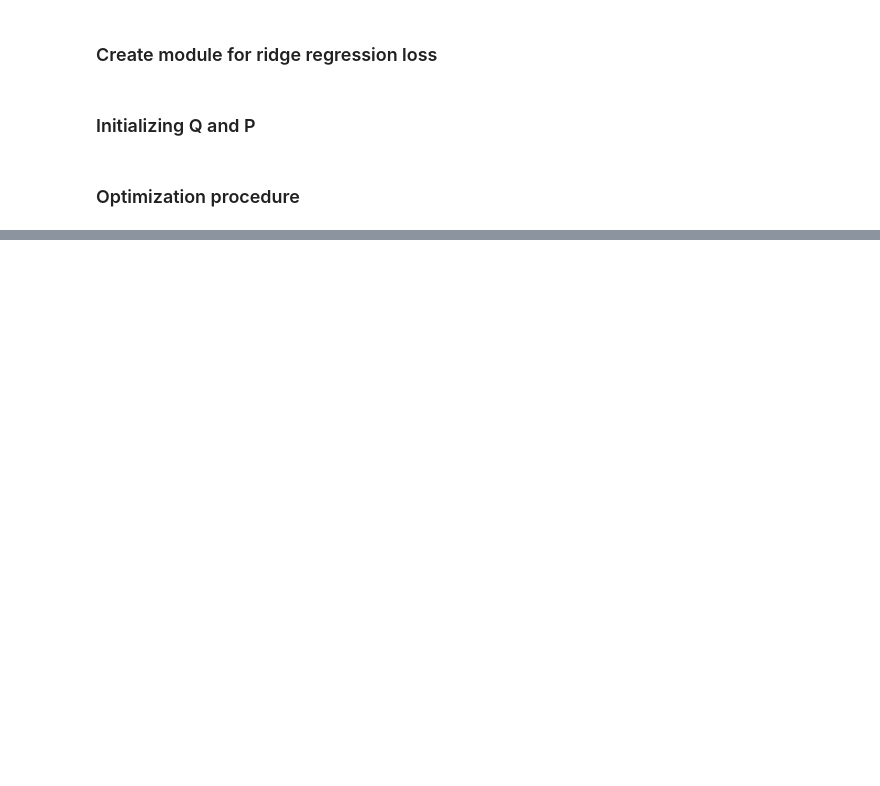
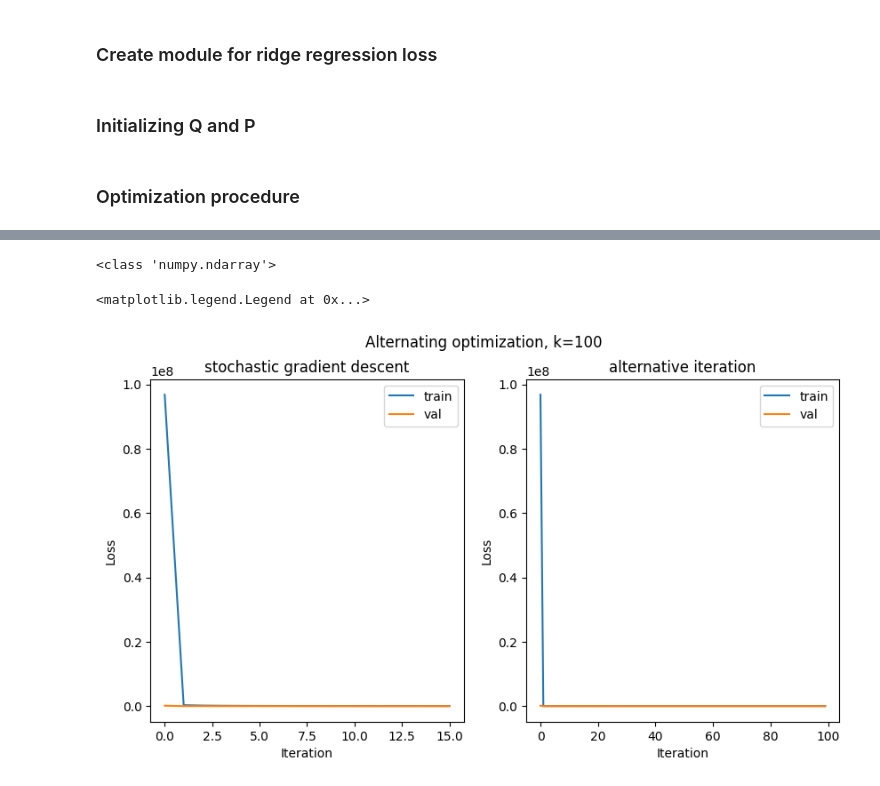
Before and after one commit to Ryoto-Kato/MachineLearning_DeepLearning-fundamentals, a Jupyter notebook: ML-Exercise/Dimensionality_Reduction.ipynb, the cells around one changed output, grey strips where cells are left out. Cells and saved outputs as stored; diff of their text form; code cells hidden in the pictures; blank space fills up the shorter version.

```diff
--- a/ML-Exercise/Dimensionality_Reduction.ipynb
+++ b/ML-Exercise/Dimensionality_Reduction.ipynb
@@ -1309,6 +1385,7 @@ for it in range(max_steps):
     if bef != -1:
         times.append(time.time()-bef)
     bef = time.time()
+
 
     # Evaluation
     # Matrix factorization model evaluation
@@ -1340,9 +1417,7 @@ for it in range(max_steps):
             # report the number of iteration (steps)
             converged_after = it - patience * eval_every
             break
-
     print("Iteration {}, train_loss: {:.3f}, validation_loss {:.3f}".format(it, train_loss, val_loss))
-
     # Learning
     # Optimization step
 
@@ -1367,7 +1442,7 @@ for it in range(max_steps):
             P[:, i] += lr * (e * Q[u, :] - reg_lambda * P[:, i])
 
     # alternating optimization
-    else:
+    elif optimizer == 'alt':
         # fix Q and update P
         for rating_idx in range(train_R.shape[1]):
             # Obtain user u lists in rating_idx which are having non-zero value
@@ -1382,7 +1457,7 @@ for it in range(max_steps):
 
         # fix P and update Q
         for user_idx in range(train_R.shape[0]):
-            # Obtain item i lists in user_idx which are having non-zer value
+            # Obtain item i lists in user_idx which are having non-zero value
             # e,g, [100. 200, ,,, 300]
             # e.g, [user_idx, 100], [user_idx, 200], ...
             _rating_idx = rows[user_idx]
@@ -1391,5 +1466,9 @@ for it in range(max_steps):
             # Y  -> np.squeeze(train_R[user_idx, _rating_idx])
             res = reg.fit(P[:, _rating_idx].T, np.squeeze(train_R[user_idx, _rating_idx].toarray()))
             Q[user_idx, :] = res.coef_
-print("Converged after {} iterations, on average {:.3f}s per iteration".format(converged_after, np.mean(times)))
+
+if max_steps - 1 != it:
+    print("Converged after {} iterations, on average {:.3f}s per iteration".format(converged_after, np.mean(times)))
+else:
+    print("{} iterations, not converged, on average {:.3f}s per iteration".format(it, np.mean(times)))
 # %% [output]
@@ -1557,0 +1698,26 @@ def latent_factor_alternating_optimization(R, non_zero_idx, k, val_idx, reg_lamb
+# %%
+print(type(train_loss_sgd))
+train_loss_sgd = np.array(train_loss_sgd)
+val_loss_sgd = np.array(val_loss_sgd)
+train_loss_als = np.array(train_loss_als)
+val_loss_als = np.array(val_loss_als)
+fig, ax = plt.subplots(1, 2, figsize = [10, 5])
+fig.suptitle("Alternating optimization, k=100")
+
+ax[0].plot(train_loss_sgd, label = 'train')
+ax[0].plot(val_loss_sgd, label = 'val')
+ax[0].set_title('stochastic gradient descent')
+ax[0].set_xlabel("Iteration")
+ax[0].set_ylabel("Loss")
+ax[0].legend()
+
+ax[1].plot(train_loss_als, label = 'train')
+ax[1].plot(val_loss_als, label = 'val')
+ax[1].set_title("alternative iteration")
+ax[1].set_xlabel("Iteration")
+ax[1].set_ylabel("Loss")
+ax[1].legend()
+# %% [output]
+<class 'numpy.ndarray'>
+<matplotlib.legend.Legend at 0x...>
+[figure, added]
```
Also changed, not shown: parts of 25 cells of this notebook.
